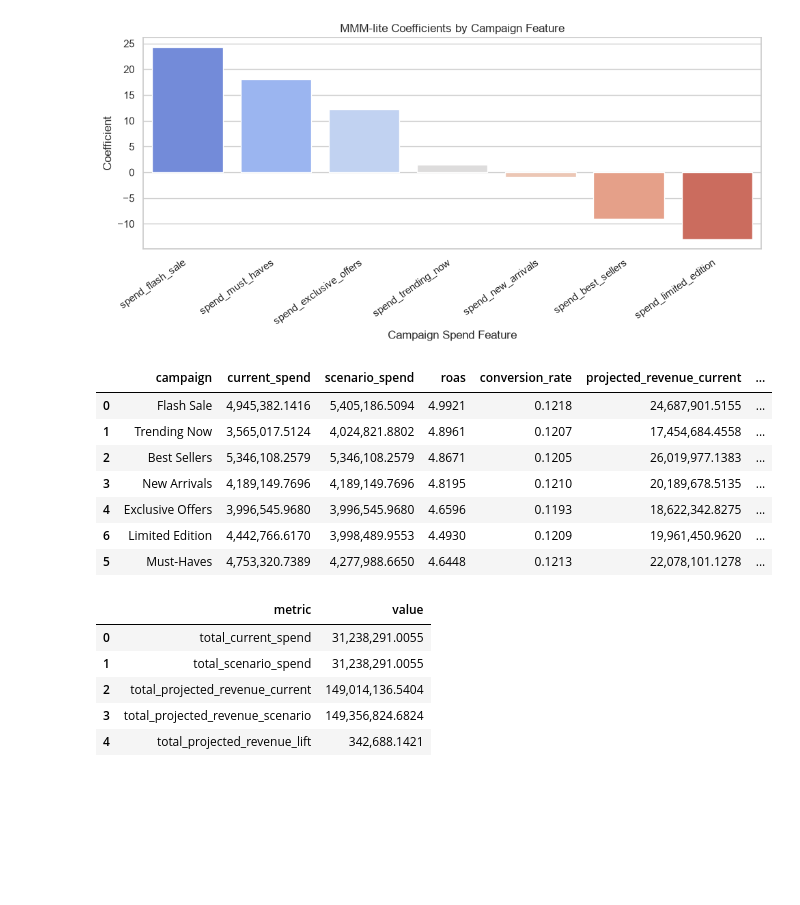
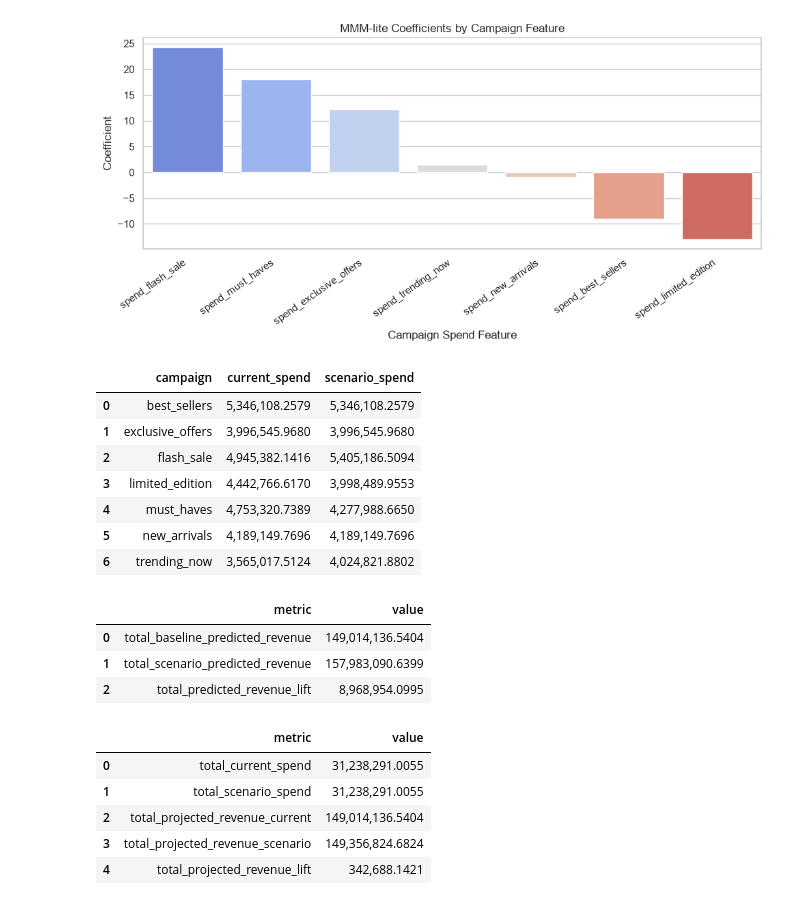
Before and after one commit to erincheng0/media-analytics-MMM-lite, a Jupyter notebook: notebooks/02_modeling_and_scenarios.ipynb, the cells around one changed output. Saved outputs shown, nothing was run; the diff lists cells and outputs as text; code cells hidden in the pictures; blank space fills up the shorter version.

```diff
--- a/notebooks/02_modeling_and_scenarios.ipynb
+++ b/notebooks/02_modeling_and_scenarios.ipynb
@@ -358,26 +359,47 @@ Passing `palette` without assigning `hue` is deprecated and will be removed in v
   sns.barplot(
 [figure]
 # %%
-# run campaign scenario
 
-scenario_df = simulate_campaign_budget_shift(
-    campaign_perf,
+
+# run campaign scenario using the fitted model (not flat ROAS)
+
+scenario = simulate_campaign_budget_shift_model(
+    model=model,
+    model_df=model_df,
+    campaign_perf=campaign_perf,
     shift_pct=0.10,
     top_n=2,
     bottom_n=2,
 )
 
-save_campaign_scenario_results(scenario_df, SCENARIO_OUTPUT_PATH)
-scenario_df
+weekly_results = scenario["weekly_results"]
+spend_summary = scenario["spend_summary"]
+totals = scenario["totals"]
+
+save_campaign_scenario_results(spend_summary, SCENARIO_OUTPUT_PATH)
+
+spend_summary
 # %% [output]
-|  | campaign | current_spend | scenario_spend | roas | conversion_rate | projected_revenue_current | ... |
-| 0 | Flash Sale | 4,945,382.1416 | 5,405,186.5094 | 4.9921 | 0.1218 | 24,687,901.5155 | ... |
-| 1 | Trending Now | 3,565,017.5124 | 4,024,821.8802 | 4.8961 | 0.1207 | 17,454,684.4558 | ... |
-| 2 | Best Sellers | 5,346,108.2579 | 5,346,108.2579 | 4.8671 | 0.1205 | 26,019,977.1383 | ... |
-| 3 | New Arrivals | 4,189,149.7696 | 4,189,149.7696 | 4.8195 | 0.1210 | 20,189,678.5135 | ... |
-| 4 | Exclusive Offers | 3,996,545.9680 | 3,996,545.9680 | 4.6596 | 0.1193 | 18,622,342.8275 | ... |
-| 6 | Limited Edition | 4,442,766.6170 | 3,998,489.9553 | 4.4930 | 0.1209 | 19,961,450.9620 | ... |
-| 5 | Must-Haves | 4,753,320.7389 | 4,277,988.6650 | 4.6448 | 0.1213 | 22,078,101.1278 | ... |
+|  | campaign | current_spend | scenario_spend |
+| 0 | best_sellers | 5,346,108.2579 | 5,346,108.2579 |
+| 1 | exclusive_offers | 3,996,545.9680 | 3,996,545.9680 |
+| 2 | flash_sale | 4,945,382.1416 | 5,405,186.5094 |
+| 3 | limited_edition | 4,442,766.6170 | 3,998,489.9553 |
+| 4 | must_haves | 4,753,320.7389 | 4,277,988.6650 |
+| 5 | new_arrivals | 4,189,149.7696 | 4,189,149.7696 |
+| 6 | trending_now | 3,565,017.5124 | 4,024,821.8802 |
+# %%
+# scenario totals (model-based)
+
+pd.DataFrame({
+    "metric": list(totals.keys()),
+    "value": list(totals.values()),
+})
+# %% [output]
+|  | metric | value |
+| 0 | total_baseline_predicted_revenue | 149,014,136.5404 |
+| 1 | total_scenario_predicted_revenue | 157,983,090.6399 |
+| 2 | total_predicted_revenue_lift | 8,968,954.0995 |
 # %%
 # scenario totals
 
```
Also changed, not shown: parts of 4 cells of this notebook.
